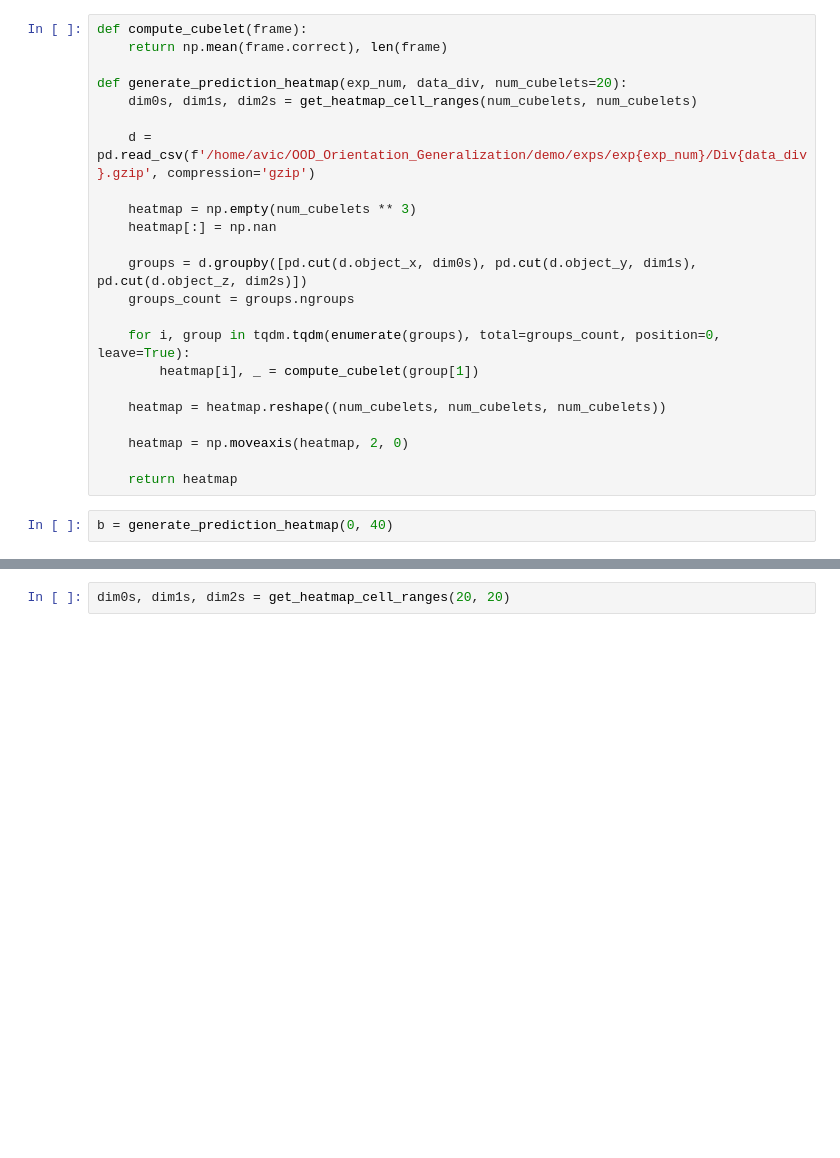
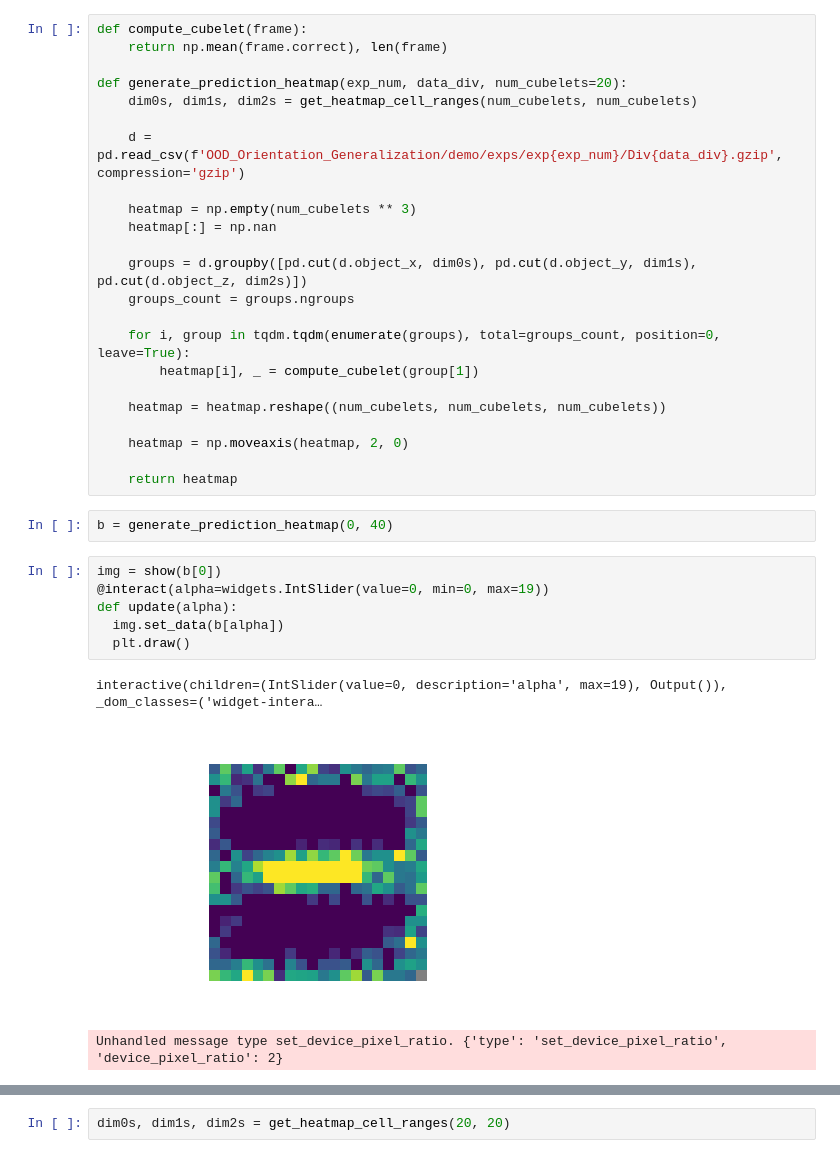
Before and after one commit to avicooper1/OOD_Orientation_Generalization, a Jupyter notebook: demo/demo.ipynb, the cells around one changed output, grey strips where cells are left out. Drawn from its saved outputs; the diff is of its cells as text; blank space fills up the shorter version.

```diff
--- a/demo/demo.ipynb
+++ b/demo/demo.ipynb
@@ -19,7 +51,7 @@ def compute_cubelet(frame):
 def generate_prediction_heatmap(exp_num, data_div, num_cubelets=20):
     dim0s, dim1s, dim2s = get_heatmap_cell_ranges(num_cubelets, num_cubelets)
 
-    d = pd.read_csv(f'/home/avic/OOD_Orientation_Generalization/demo/exps/exp{exp_num}/Div{data_div}.gzip', compression='gzip')
+    d = pd.read_csv(f'OOD_Orientation_Generalization/demo/exps/exp{exp_num}/Div{data_div}.gzip', compression='gzip')
 
     heatmap = np.empty(num_cubelets ** 3)
     heatmap[:] = np.nan
@@ -37,4 +69,14 @@ def generate_prediction_heatmap(exp_num, data_div, num_cubelets=20):
     return heatmap
 # %%
 b = generate_prediction_heatmap(0, 40)
+# %%
+img = show(b[0])
+@interact(alpha=widgets.IntSlider(value=0, min=0, max=19))
+def update(alpha):
+  img.set_data(b[alpha])
+  plt.draw()
+# %% [output]
+interactive(children=(IntSlider(value=0, description='alpha', max=19), Output()), _dom_classes=('widget-intera…
+[figure, added]
+Unhandled message type set_device_pixel_ratio. {'type': 'set_device_pixel_ratio', 'device_pixel_ratio': 2}
 # %%
```
Also changed, not shown: parts of 6 cells of this notebook.
